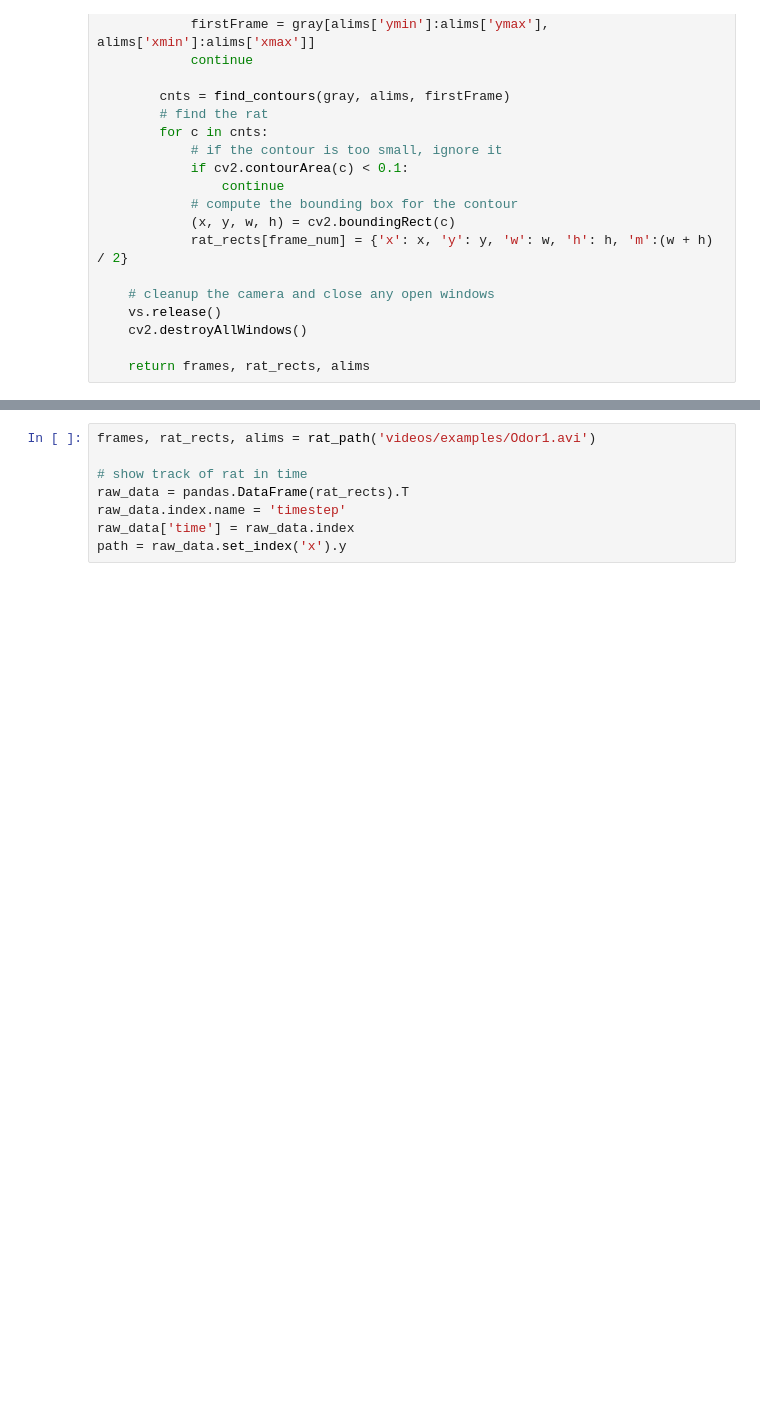
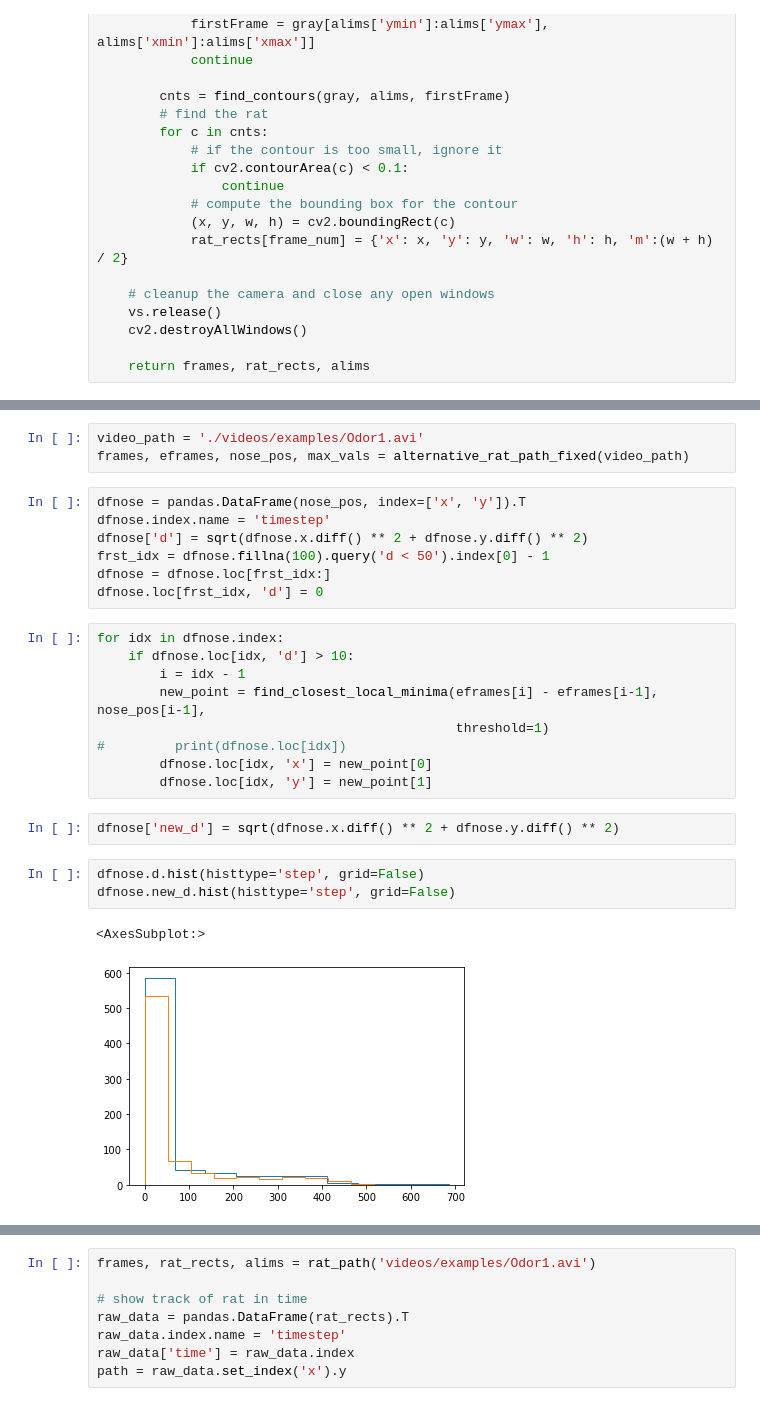
Before and after one commit to bueinat/mouse_tracking, a Jupyter notebook: cv/cv.ipynb, the cells around one changed output, grey strips where cells are left out. Cells and saved outputs as stored; diff of their text form; blank space fills up the shorter version.

```diff
--- a/cv/cv.ipynb
+++ b/cv/cv.ipynb
@@ -118,0 +301,27 @@ def rat_path(video_path):
+# %%
+video_path = './videos/examples/Odor1.avi'
+frames, eframes, nose_pos, max_vals = alternative_rat_path_fixed(video_path)
+# %%
+dfnose = pandas.DataFrame(nose_pos, index=['x', 'y']).T
+dfnose.index.name = 'timestep'
+dfnose['d'] = sqrt(dfnose.x.diff() ** 2 + dfnose.y.diff() ** 2)
+frst_idx = dfnose.fillna(100).query('d < 50').index[0] - 1
+dfnose = dfnose.loc[frst_idx:]
+dfnose.loc[frst_idx, 'd'] = 0
+# %%
+for idx in dfnose.index:
+    if dfnose.loc[idx, 'd'] > 10:
+        i = idx - 1
+        new_point = find_closest_local_minima(eframes[i] - eframes[i-1], nose_pos[i-1],
+                                              threshold=1)
+#         print(dfnose.loc[idx])
+        dfnose.loc[idx, 'x'] = new_point[0]
+        dfnose.loc[idx, 'y'] = new_point[1]
+# %%
+dfnose['new_d'] = sqrt(dfnose.x.diff() ** 2 + dfnose.y.diff() ** 2)
+# %%
+dfnose.d.hist(histtype='step', grid=False)
+dfnose.new_d.hist(histtype='step', grid=False)
+# %% [output]
+<AxesSubplot:>
+[figure, added]
```
Also changed, not shown: parts of 78 cells of this notebook, 2 other files.
